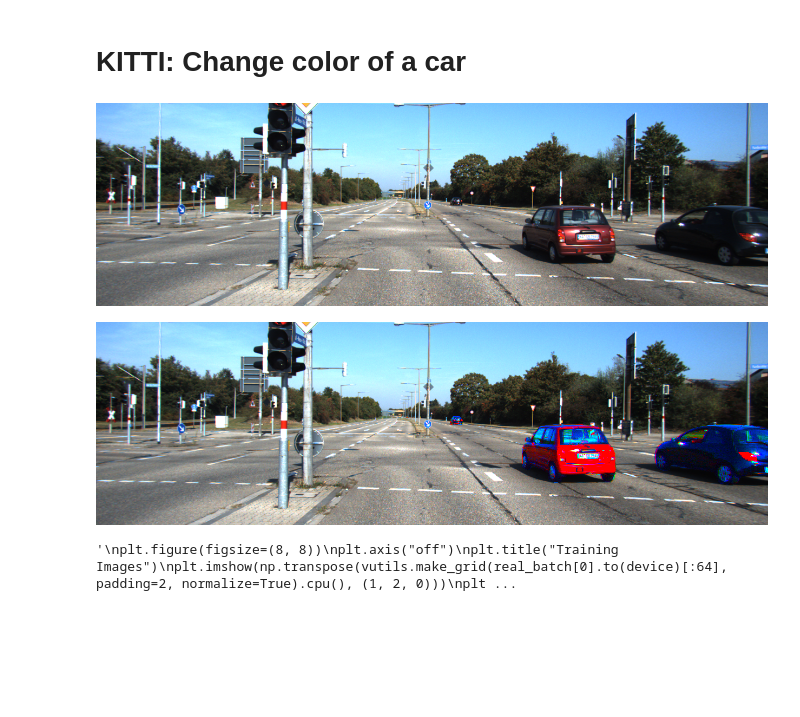
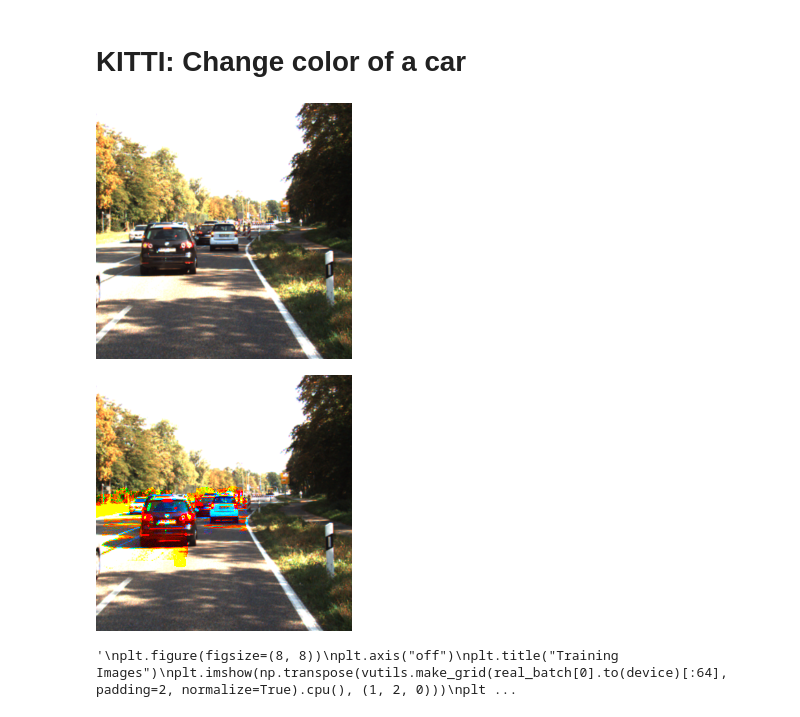
Before and after one commit to ImageAugmentation/dataset-exploration, a Jupyter notebook: kitti/kitti_torch_transformations.ipynb, the cells around one changed output. Cells and saved outputs as stored; diff of their text form; code cells hidden in the pictures; blank space fills up the shorter version.

```diff
--- a/kitti/kitti_torch_transformations.ipynb
+++ b/kitti/kitti_torch_transformations.ipynb
@@ -50,35 +50,35 @@ import torchvision.transforms.functional as F
 
 dataset = KittiDataset(root=DATASET,
                        transforms=transforms.Compose([
-                           #transforms.Resize(image_size),
-                           transforms.CenterCrop((375, 1242)),
+                           transforms.Resize(image_size),
+                           transforms.CenterCrop((image_size, image_size)),
                            transforms.ToTensor(),
                            #transforms.Normalize((0.5, 0.5, 0.5), (0.5, 0.5, 0.5)),
                        ]),
                        img_root='image_2',
                        mask_root='semantic')
 
 # Create the dataloader
 dataloader = torch.utils.data.DataLoader(dataset, batch_size=batch_size,
                                          shuffle=True, num_workers=workers)
 
 # Decide which device we want to run on
 device = torch.device("cuda:0" if (torch.cuda.is_available() and ngpu > 0) else "cpu")
 
 # Plot some training images
 real_batch = next(iter(dataloader))
 for i in range(len(real_batch[0])):
     display(transforms.ToPILImage()(real_batch[0][i]))
     display(transforms.ToPILImage()(real_batch[1][i]))
     break
 """
 plt.figure(figsize=(8, 8))
 plt.axis("off")
 plt.title("Training Images")
 plt.imshow(np.transpose(vutils.make_grid(real_batch[0].to(device)[:64], padding=2, normalize=True).cpu(), (1, 2, 0)))
 plt.show()
 """
 # %% [output]
-[figure, old version]
+[figure, new version]
-[figure, old version]
+[figure, new version]
 '\nplt.figure(figsize=(8, 8))\nplt.axis("off")\nplt.title("Training Images")\nplt.imshow(np.transpose(vutils.make_grid(real_batch[0].to(device)[:64], padding=2, normalize=True).cpu(), (1, 2, 0)))\nplt ...
```
Also changed, not shown: parts of 1 cell of this notebook, 5 other files.
